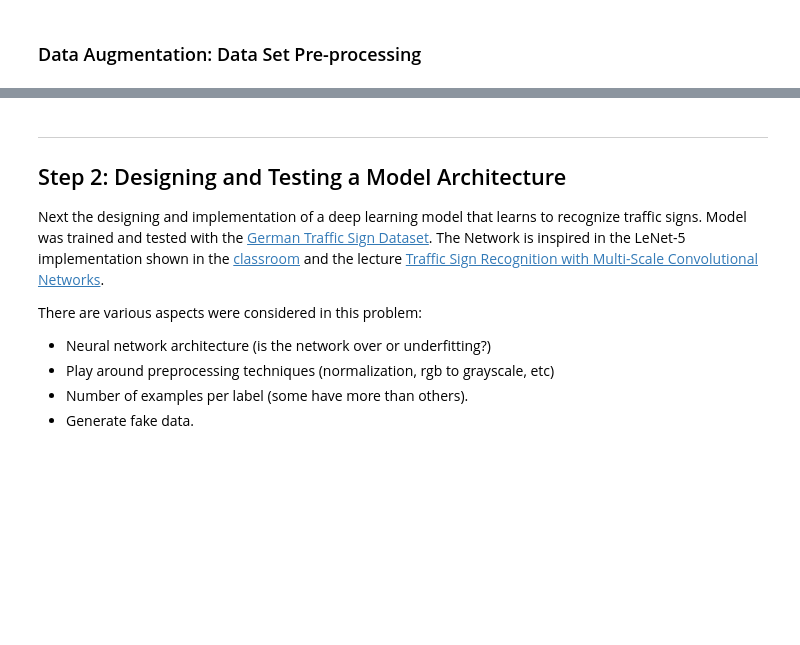
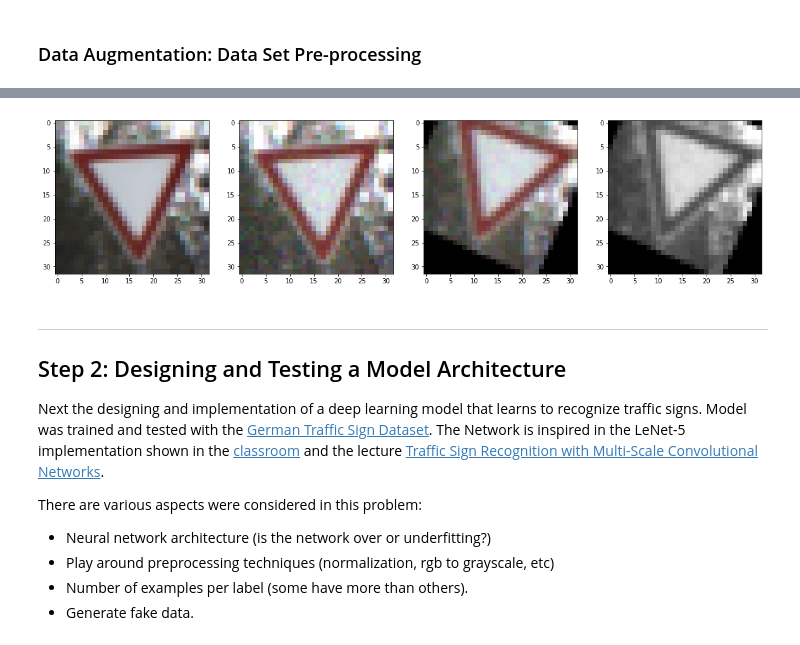
Before and after one commit to JohnBetaCode/CarND-P3-Traffic_Sign_Classifier, a Jupyter notebook: Traffic_Sign_Classifier.ipynb, the cells around one changed output, grey strips where cells are left out. Cells and saved outputs as stored; diff of their text form; code cells hidden in the pictures; blank space fills up the shorter version.

```diff
--- a/Traffic_Sign_Classifier.ipynb
+++ b/Traffic_Sign_Classifier.ipynb
@@ -265,3 +149,10 @@ plot_dataset(means_training, means_validation, means_test, save_name = 'writeup_
+# %%
+# Get a random sample to apply modifications
+idx = np.random.randint(len(X_valid))
+X_valid_image = X_valid[idx]
+get_img_transformations(X_valid_image)
+# %% [output]
+[figure, added]
 # %% [markdown]
 ----
 
```
Also changed, not shown: parts of 17 cells of this notebook, 15 other files.
